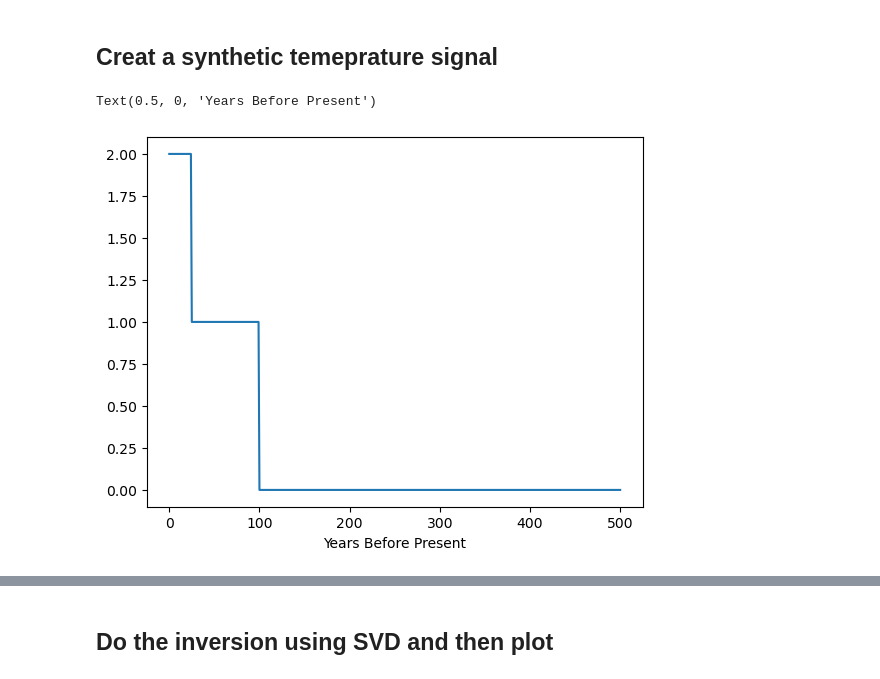
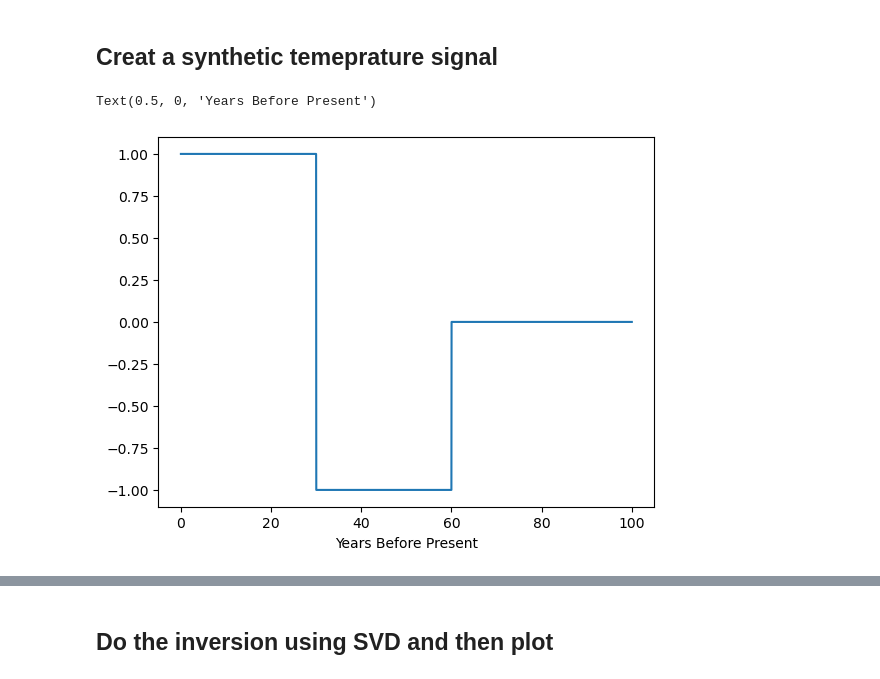
Before and after one commit to johnmorganmanos/Antarctica_AH_Thermometry, a Jupyter notebook: SVD_testing.ipynb, the cells around one changed output, grey strips where cells are left out. Cells and saved outputs as stored; diff of their text form; code cells hidden in the pictures.

```diff
--- a/SVD_testing.ipynb
+++ b/SVD_testing.ipynb
@@ -37,3 +35,9 @@ t = np.linspace(0.0001,500,501)
+# %%
+num_steps = 5000
+nz=100
+
+t = np.linspace(0.0001,100,num_steps)
+z = np.linspace(0.0001,200,nz)
 # %%
 # fig,ax = plt.subplots()
 A_jk = np.zeros((len(z),len(t)-1))
@@ -73,12 +77,15 @@ ax.imshow(A_jk,cmap='seismic', vmin=-v,vmax=v)
 ## Creat a synthetic temeprature signal
 # %%
 syn_temp = np.zeros(len(t))
-stop = int(.05*len(t))
-syn_temp[:stop] = 2
-syn_temp[stop:4*stop] = 1
+stop = int(.3*len(t))
+syn_temp[:stop] = 1
+syn_temp[stop:2*stop] = -1
+syn_temp[4*stop:] = 0
+
+
 fig,ax = plt.subplots()
 ax.plot(t,syn_temp)
 ax.set_xlabel('Years Before Present')
 # %% [output]
 Text(0.5, 0, 'Years Before Present')
-[figure, old version]
+[figure, new version]
```
Also changed, not shown: parts of 10 cells of this notebook.
